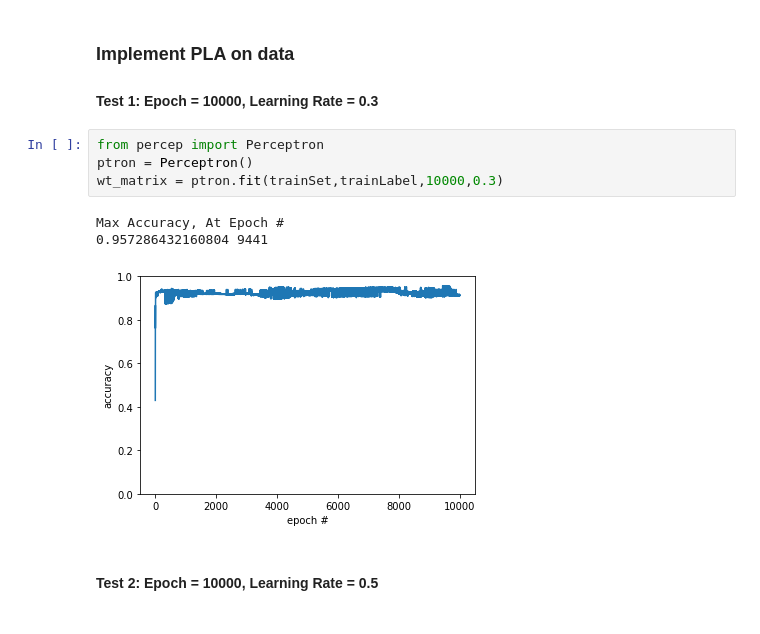
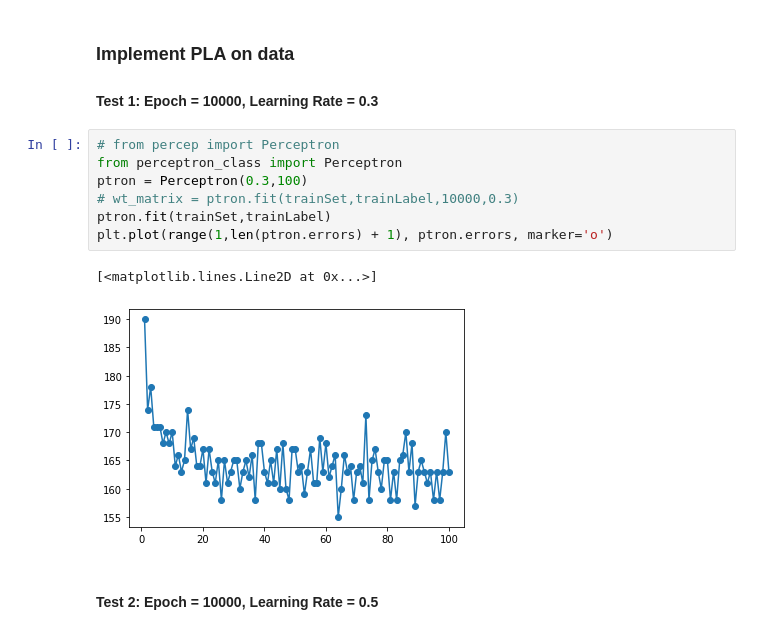
Before and after one commit to frank8922/ECE548, a Jupyter notebook: perceptron/perceptron.ipynb, the cells around one changed output. Cells and saved outputs as stored; diff of their text form.

Commit message:
added new perceptron, deleted old datasets

```diff
--- a/perceptron/perceptron.ipynb
+++ b/perceptron/perceptron.ipynb
@@ -74,13 +73,15 @@ trainSet, testSet, trainLabel, testLabel = train_test_split(X,labels,test_size=0
 ### Implement PLA on data
 #### Test 1: Epoch = 10000, Learning Rate = 0.3
 # %%
-from percep import Perceptron
-ptron = Perceptron()
-wt_matrix = ptron.fit(trainSet,trainLabel,10000,0.3)
+# from percep import Perceptron
+from perceptron_class import Perceptron
+ptron = Perceptron(0.3,100)
+# wt_matrix = ptron.fit(trainSet,trainLabel,10000,0.3)
+ptron.fit(trainSet,trainLabel)
+plt.plot(range(1,len(ptron.errors) + 1), ptron.errors, marker='o')
 # %% [output]
-Max Accuracy, At Epoch #
-0.957286432160804 9441
+[<matplotlib.lines.Line2D at 0x...>]
-[figure, old version]
+[figure, new version]
 # %% [markdown]
 #### Test 2: Epoch = 10000, Learning Rate = 0.5
 # %%
```
Also changed, not shown: parts of 4 cells of this notebook, 11 other files.
